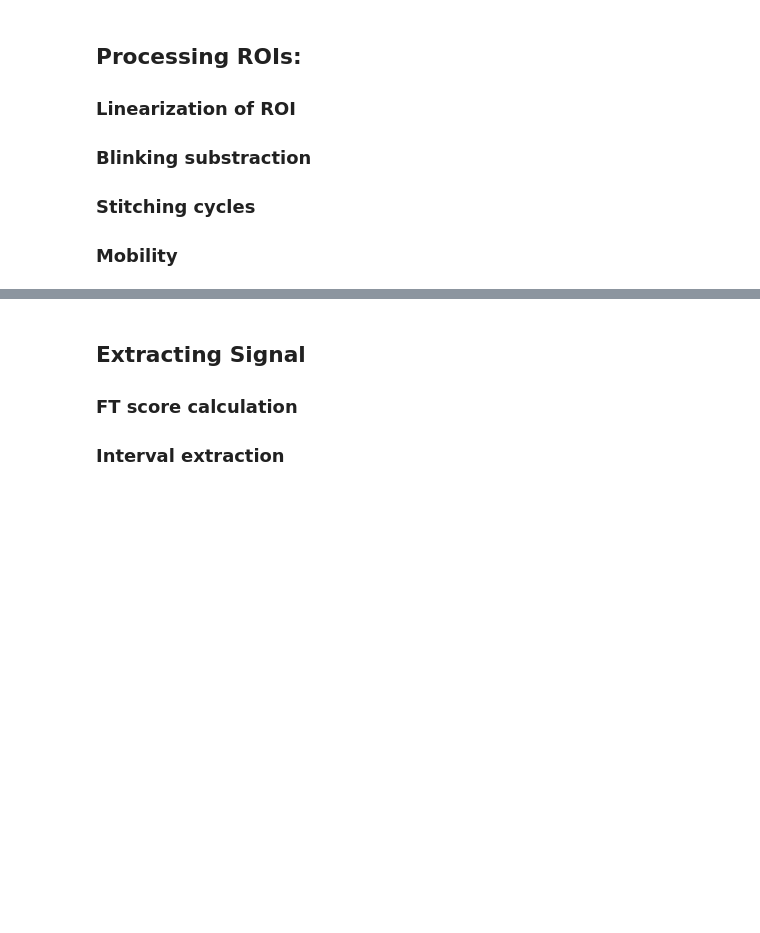
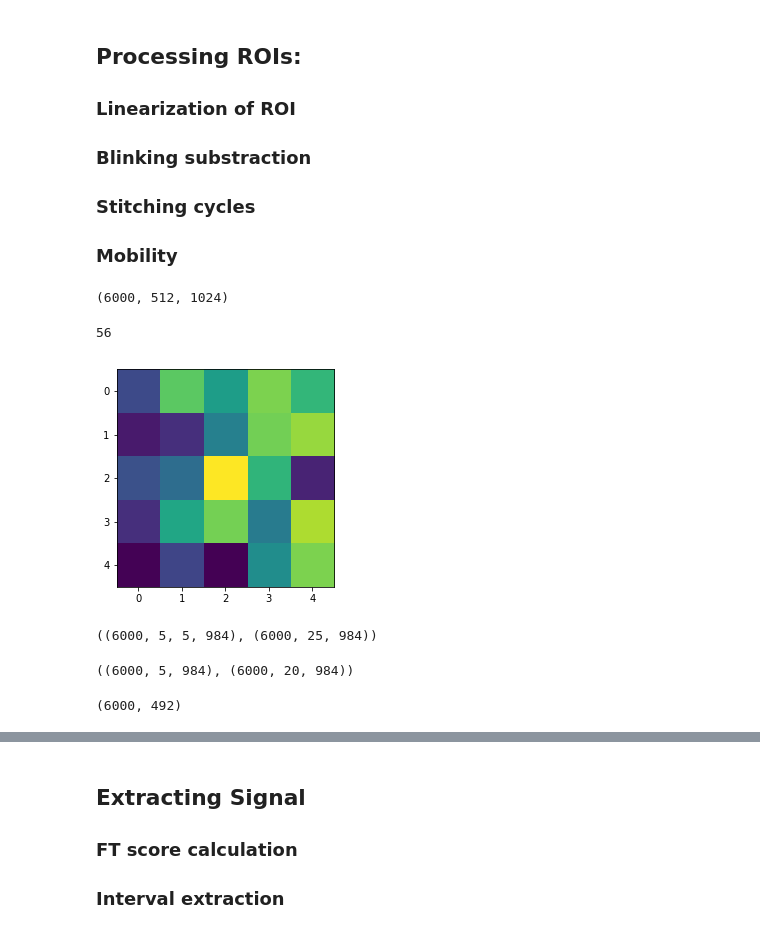
Before and after one commit to p-serna/Nanorods, a Jupyter notebook: Main_Nanords.ipynb, the cells around one changed output, grey strips where cells are left out. Saved outputs shown, nothing was run; the diff lists cells and outputs as text; code cells hidden in the pictures; blank space fills up the shorter version.

```diff
--- a/Main_Nanords.ipynb
+++ b/Main_Nanords.ipynb
@@ -278,3 +276,32 @@ visualization(movie_sum,pts_all,figsize=(14,14))
 ### Blinking substraction
 ### Stitching cycles
 ### Mobility
+# %%
+movie.shape
+# %% [output]
+(6000, 512, 1024)
+# %%
+def MakeROIMovie(Movie,pts,ROIsize):
+
+    NROI=shape(pts)[0];
+    ROIs=zeros((2,ROIsize,NROI));
+    ROIs_Movie=zeros((shape(Movie)[0],ROIsize,ROIsize,NROI));
+    for i in range(NROI):
+        # dimensions of ROIs_Movie: (X,Y,Frame,ROI#)
+        # won't work for 1x1
+        r2=(ROIsize-1)//2
+        x0,xf = pts[i,0]-r2 , pts[i,0]+r2+1;
+        y0,yf = pts[i,1]-r2 , pts[i,1]+r2+1;
+        ROIs_Movie[:,:,:,i]=Movie[:, y0:yf , x0:xf];
+    return ROIs_Movie
+# %%
+NROI=shape(pts_all)[0];
+# %%
+ROIs_Movie = MakeROIMovie(movie,array(pts_all,dtype=int),ROIsize);
+# %%
+temp=randint(NROI)
+imshow(ROIs_Movie[:,:,:,temp].sum(axis=0))
+print (temp)
+# %% [output]
+56
+[figure, added]
@@ -280,0 +310,4 @@ visualization(movie_sum,pts_all,figsize=(14,14))
+# %%
+shape(ROIs_Movie), shape(Linear_ROIs_Movie)
+# %% [output]
+((6000, 5, 5, 984), (6000, 25, 984))
@@ -280,0 +318,4 @@ visualization(movie_sum,pts_all,figsize=(14,14))
+# %%
+shape(Linear_ROIs_Movie_Back), shape(Linear_ROIs_Movie_Signal)
+# %% [output]
+((6000, 5, 984), (6000, 20, 984))
@@ -280,0 +326,4 @@ visualization(movie_sum,pts_all,figsize=(14,14))
+# %%
+shape(Signal_2ch)
+# %% [output]
+(6000, 492)
```
Also changed, not shown: parts of 14 cells of this notebook.
